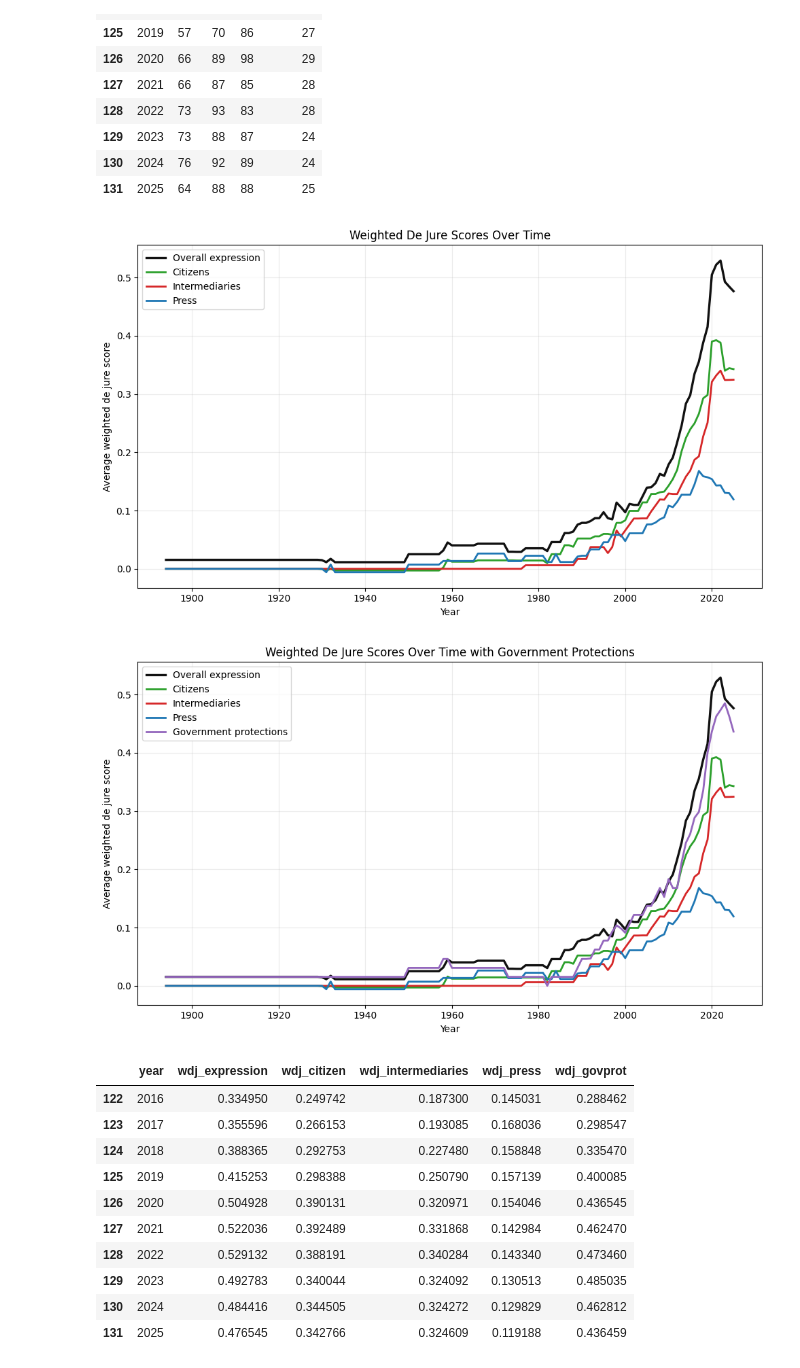
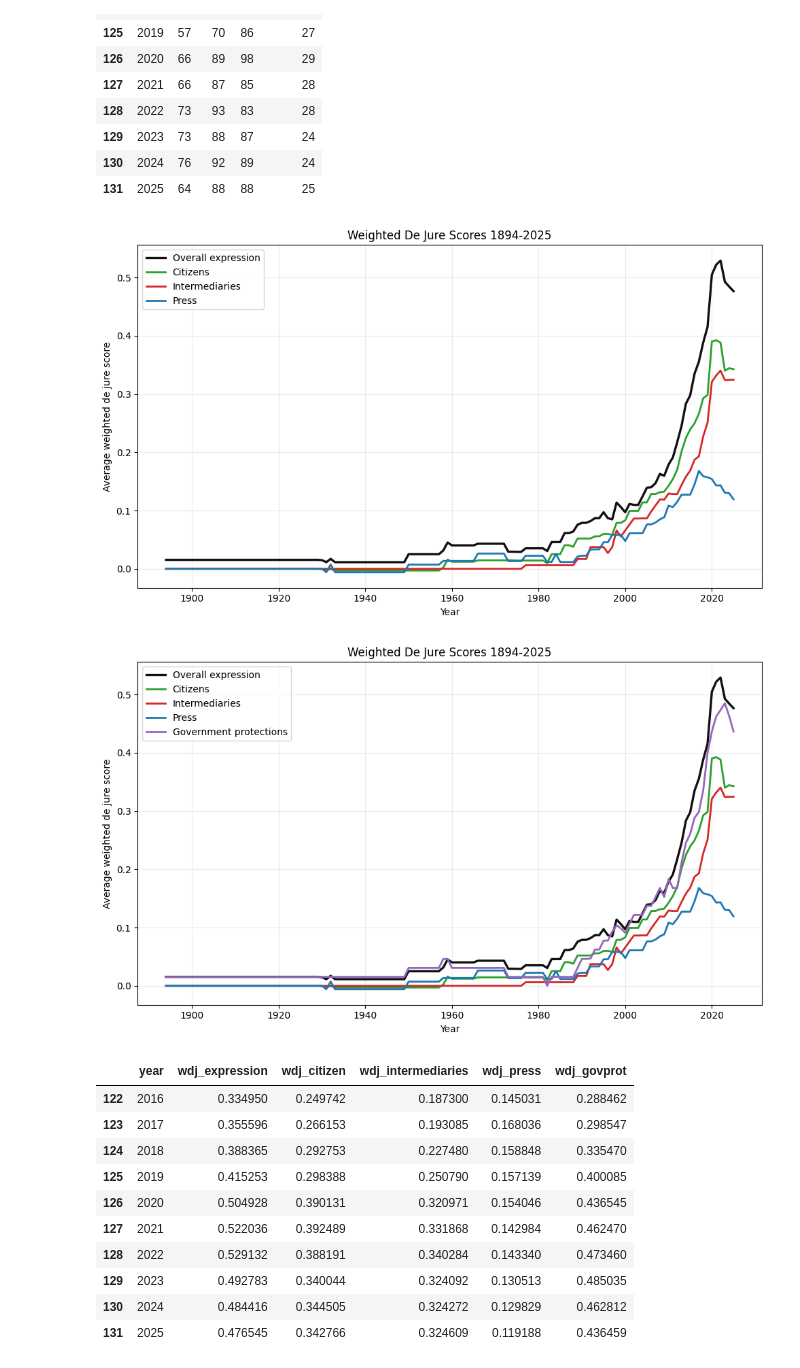
Before and after one commit to raulpzs/lex, a Jupyter notebook: notebooks/eda_new.ipynb, the cells around one changed output. Cells and saved outputs as stored; diff of their text form; code cells hidden in the pictures.

```diff
--- a/notebooks/eda_new.ipynb
+++ b/notebooks/eda_new.ipynb
@@ -342,7 +695,7 @@ plt.plot(
 
 plt.xlabel("Year")
 plt.ylabel("Average weighted de jure score")
-plt.title("Weighted De Jure Scores Over Time")
+plt.title("Weighted De Jure Scores 1894-2025")
 plt.grid(True, alpha=0.25)
 plt.legend()
 plt.tight_layout()
@@ -368,35 +721,35 @@ plt.plot(
     yearly_de_jure_scores["wdj_intermediaries"],
     label="Intermediaries",
     color="#d62728",
     linewidth=2,
 )
 plt.plot(
     yearly_de_jure_scores["year"],
     yearly_de_jure_scores["wdj_press"],
     label="Press",
     color="#1f77b4",
     linewidth=2,
 )
 plt.plot(
     yearly_de_jure_scores["year"],
     yearly_de_jure_scores["wdj_govprot"],
     label="Government protections",
     color="#9467bd",
     linewidth=2,
 )
 
 plt.xlabel("Year")
 plt.ylabel("Average weighted de jure score")
-plt.title("Weighted De Jure Scores Over Time with Government Protections")
+plt.title("Weighted De Jure Scores 1894-2025")
 plt.grid(True, alpha=0.25)
 plt.legend()
 plt.tight_layout()
 plt.show()
 
 yearly_de_jure_scores.tail(10)
 # %% [output]
 [figure]
-[figure, old version]
+[figure, new version]
 |  | year | wdj_expression | wdj_citizen | wdj_intermediaries | wdj_press | wdj_govprot |
 | 122 | 2016 | 0.334950 | 0.249742 | 0.187300 | 0.145031 | 0.288462 |
 | 123 | 2017 | 0.355596 | 0.266153 | 0.193085 | 0.168036 | 0.298547 |
```
Also changed, not shown: parts of 18 cells of this notebook, 2 other files.
